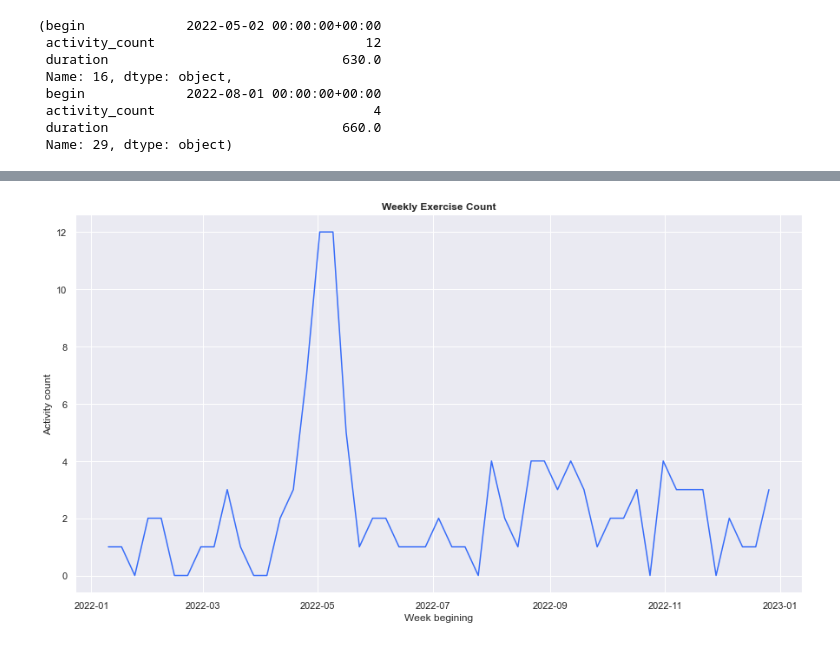
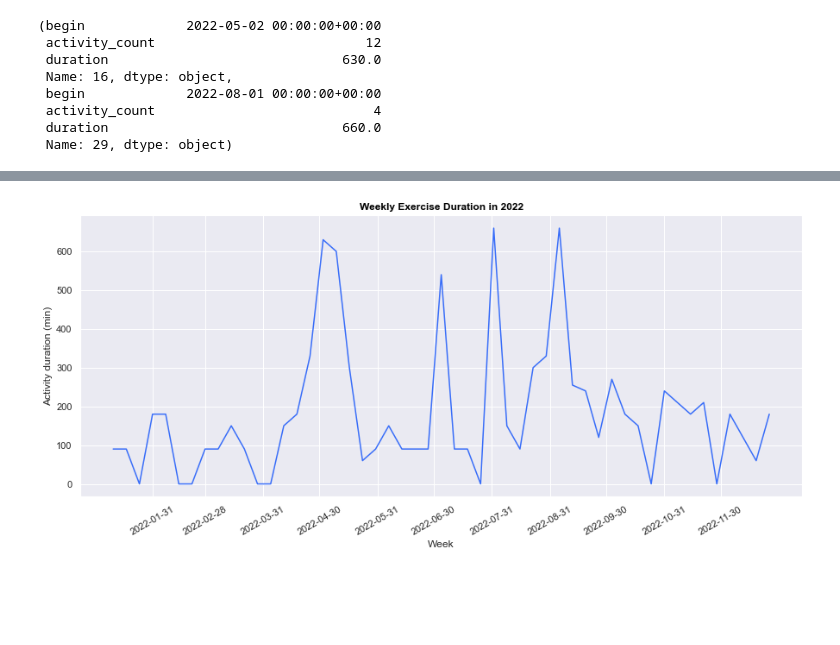
Before and after one commit to esther119/Yearl_goal_tracking, a Jupyter notebook: Sports_cal.ipynb, the cells around one changed output, grey strips where cells are left out. Drawn from its saved outputs; the diff is of its cells as text; code cells hidden in the pictures; blank space fills up the shorter version.

```diff
--- a/Sports_cal.ipynb
+++ b/Sports_cal.ipynb
@@ -28,3 +31,20 @@ df.sort_values(by=['begin'], inplace=True)
 
 # Calculate the duration
 df['duration'] = df['end'] - df['begin']
+# %%
+#clean data
+#replace ' ' with '_'
+df.name = df.name.str.replace(' ', '_')
+df.name.value_counts()
+
+
+df.name = df.name.str.lower()
+df.loc[df.name.str.contains("yoga|vinyasa"), 'name'] = "Yoga"
+df.loc[df.name.str.contains("hike|hiking"), 'name'] = "Hike"
+df.loc[df.name.str.contains("jog"), 'name'] = "Jog"
+df.loc[df.name.str.contains("cardio"), 'name'] = "Cardio"
+df.loc[df.name.str.contains("roadtrip"), 'name'] = "Roadtrip"
+df.loc[df.name.str.contains("workout"), 'name'] = "Workout"
+df.loc[df.name.str.contains("deporte|exercise|sport"), 'name'] = "Others"
+
+df.name.value_counts()
@@ -99,18 +182,23 @@ max_count, max_duration
 # %%
-#visualize count
+#visualize duration
 import matplotlib.pyplot as plt
 import seaborn as sns
 
-
-
 sns.set_style("dark")
-plt.figure(figsize=(15,8))
+plt.figure(figsize=(15,6))
 sns.set_context('notebook')
 sns.set_palette('rainbow')
-ax = sns.lineplot(x="begin", y="activity_count", data=week_activity)
-ax.set(xlabel='Week begining', ylabel='Activity count')
-plt.title("Weekly Exercise Count",  fontweight = "bold")
+
+ax = sns.lineplot(x="begin", y="duration", data=week_activity);
+ax.set(xlabel='Week', ylabel='Activity duration (min)')
 ax.grid(True)
+
+#set xticks
+x_ticks = pd.date_range(week_activity['begin'].min(), week_activity['begin'].max(), freq='M')
+ax.set_xticks(x_ticks)
+ax.set_xticklabels(x_ticks.strftime('%Y-%m-%d'), rotation=30)
+
+plt.title("Weekly Exercise Duration in 2022", color='black', fontweight = "bold")
 plt.show()
 # %% [output]
-[figure, old version]
+[figure, new version]
```
Also changed, not shown: parts of 6 cells of this notebook.
